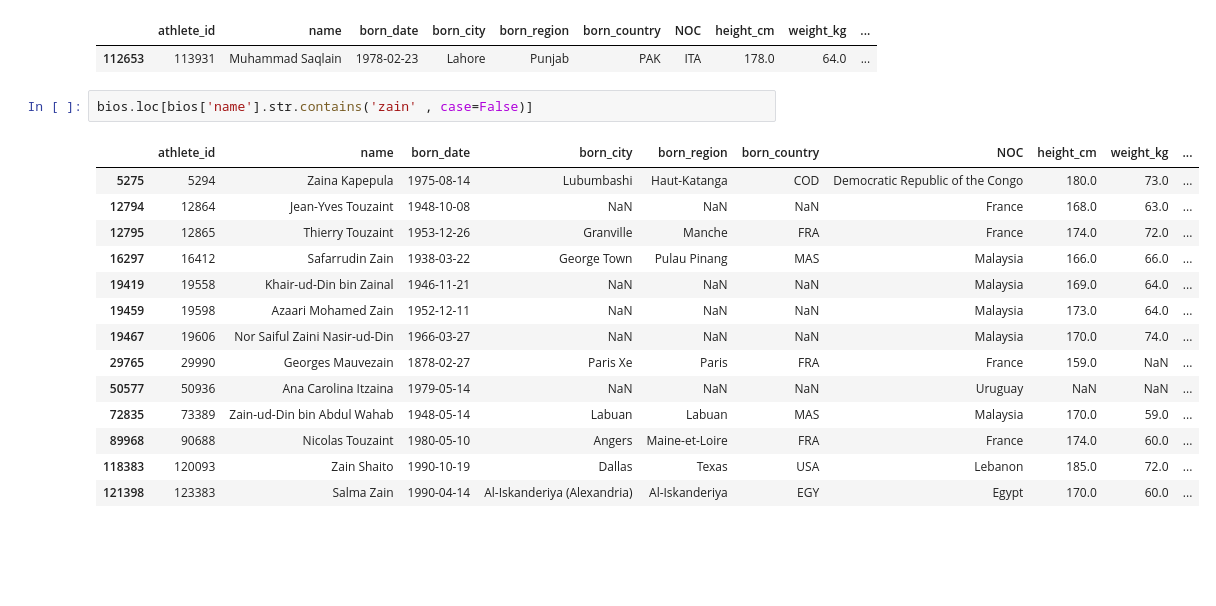
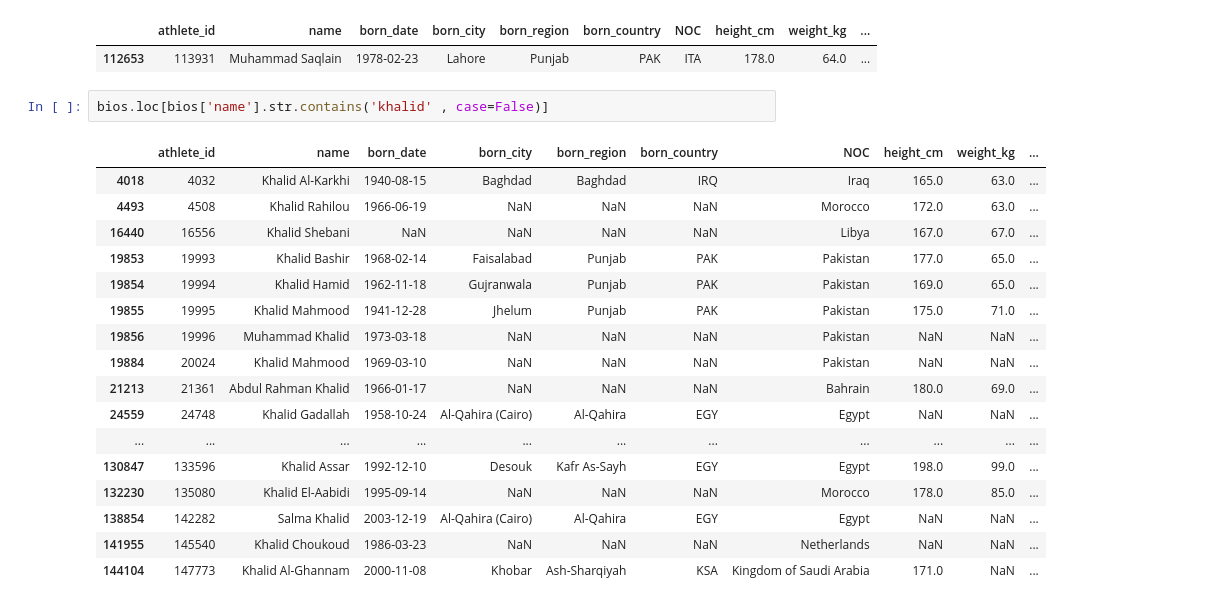
Before and after one commit to notSaqlain/Pandas, a Jupyter notebook: saqlain.ipynb, the cells around one changed output. Saved outputs shown, nothing was run; the diff lists cells and outputs as text; blank space fills up the shorter version.

```diff
--- a/saqlain.ipynb
+++ b/saqlain.ipynb
@@ -158,19 +158,22 @@ bios.loc[bios['name'].str.contains('saqlain' , case=False)]
 |  | athlete_id | name | born_date | born_city | born_region | born_country | NOC | height_cm | weight_kg | ... |
 | 112653 | 113931 | Muhammad Saqlain | 1978-02-23 | Lahore | Punjab | PAK | ITA | 178.0 | 64.0 | ... |
 # %%
-bios.loc[bios['name'].str.contains('zain' , case=False)]
+bios.loc[bios['name'].str.contains('khalid' , case=False)]
 # %% [output]
 |  | athlete_id | name | born_date | born_city | born_region | born_country | NOC | height_cm | weight_kg | ... |
-| 5275 | 5294 | Zaina Kapepula | 1975-08-14 | Lubumbashi | Haut-Katanga | COD | Democratic Republic of the Congo | 180.0 | 73.0 | ... |
-| 12794 | 12864 | Jean-Yves Touzaint | 1948-10-08 | NaN | NaN | NaN | France | 168.0 | 63.0 | ... |
-| 12795 | 12865 | Thierry Touzaint | 1953-12-26 | Granville | Manche | FRA | France | 174.0 | 72.0 | ... |
-| 16297 | 16412 | Safarrudin Zain | 1938-03-22 | George Town | Pulau Pinang | MAS | Malaysia | 166.0 | 66.0 | ... |
-| 19419 | 19558 | Khair-ud-Din bin Zainal | 1946-11-21 | NaN | NaN | NaN | Malaysia | 169.0 | 64.0 | ... |
-| 19459 | 19598 | Azaari Mohamed Zain | 1952-12-11 | NaN | NaN | NaN | Malaysia | 173.0 | 64.0 | ... |
-| 19467 | 19606 | Nor Saiful Zaini Nasir-ud-Din | 1966-03-27 | NaN | NaN | NaN | Malaysia | 170.0 | 74.0 | ... |
-| 29765 | 29990 | Georges Mauvezain | 1878-02-27 | Paris Xe | Paris | FRA | France | 159.0 | NaN | ... |
-| 50577 | 50936 | Ana Carolina Itzaina | 1979-05-14 | NaN | NaN | NaN | Uruguay | NaN | NaN | ... |
-| 72835 | 73389 | Zain-ud-Din bin Abdul Wahab | 1948-05-14 | Labuan | Labuan | MAS | Malaysia | 170.0 | 59.0 | ... |
-| 89968 | 90688 | Nicolas Touzaint | 1980-05-10 | Angers | Maine-et-Loire | FRA | France | 174.0 | 60.0 | ... |
-| 118383 | 120093 | Zain Shaito | 1990-10-19 | Dallas | Texas | USA | Lebanon | 185.0 | 72.0 | ... |
-| 121398 | 123383 | Salma Zain | 1990-04-14 | Al-Iskanderiya (Alexandria) | Al-Iskanderiya | EGY | Egypt | 170.0 | 60.0 | ... |
+| 4018 | 4032 | Khalid Al-Karkhi | 1940-08-15 | Baghdad | Baghdad | IRQ | Iraq | 165.0 | 63.0 | ... |
+| 4493 | 4508 | Khalid Rahilou | 1966-06-19 | NaN | NaN | NaN | Morocco | 172.0 | 63.0 | ... |
+| 16440 | 16556 | Khalid Shebani | NaN | NaN | NaN | NaN | Libya | 167.0 | 67.0 | ... |
+| 19853 | 19993 | Khalid Bashir | 1968-02-14 | Faisalabad | Punjab | PAK | Pakistan | 177.0 | 65.0 | ... |
+| 19854 | 19994 | Khalid Hamid | 1962-11-18 | Gujranwala | Punjab | PAK | Pakistan | 169.0 | 65.0 | ... |
+| 19855 | 19995 | Khalid Mahmood | 1941-12-28 | Jhelum | Punjab | PAK | Pakistan | 175.0 | 71.0 | ... |
+| 19856 | 19996 | Muhammad Khalid | 1973-03-18 | NaN | NaN | NaN | Pakistan | NaN | NaN | ... |
+| 19884 | 20024 | Khalid Mahmood | 1969-03-10 | NaN | NaN | NaN | Pakistan | NaN | NaN | ... |
+| 21213 | 21361 | Abdul Rahman Khalid | 1966-01-17 | NaN | NaN | NaN | Bahrain | 180.0 | 69.0 | ... |
+| 24559 | 24748 | Khalid Gadallah | 1958-10-24 | Al-Qahira (Cairo) | Al-Qahira | EGY | Egypt | NaN | NaN | ... |
+| ... | ... | ... | ... | ... | ... | ... | ... | ... | ... | ... |
+| 130847 | 133596 | Khalid Assar | 1992-12-10 | Desouk | Kafr As-Sayh | EGY | Egypt | 198.0 | 99.0 | ... |
+| 132230 | 135080 | Khalid El-Aabidi | 1995-09-14 | NaN | NaN | NaN | Morocco | 178.0 | 85.0 | ... |
+| 138854 | 142282 | Salma Khalid | 2003-12-19 | Al-Qahira (Cairo) | Al-Qahira | EGY | Egypt | NaN | NaN | ... |
+| 141955 | 145540 | Khalid Choukoud | 1986-03-23 | NaN | NaN | NaN | Netherlands | NaN | NaN | ... |
+| 144104 | 147773 | Khalid Al-Ghannam | 2000-11-08 | Khobar | Ash-Sharqiyah | KSA | Kingdom of Saudi Arabia | 171.0 | NaN | ... |
```
